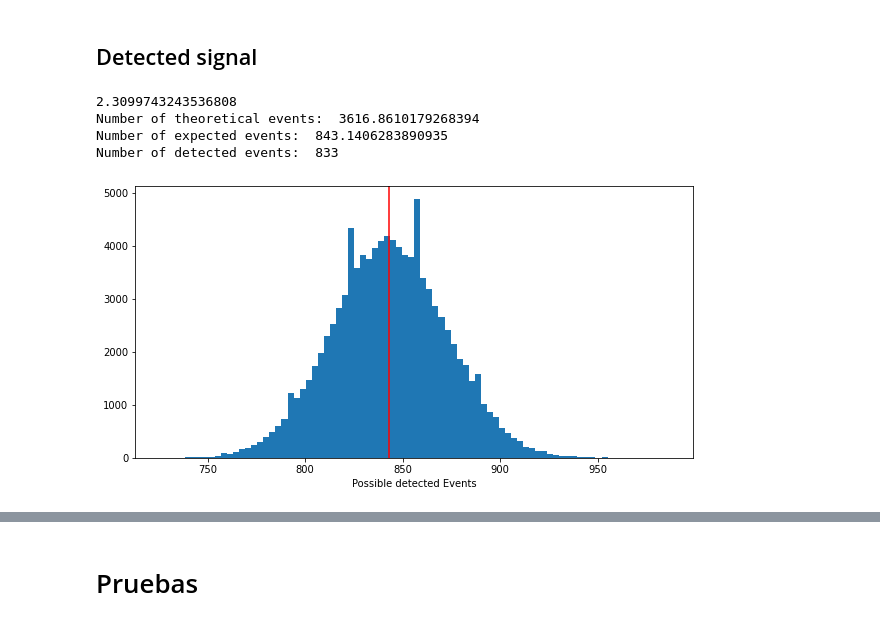
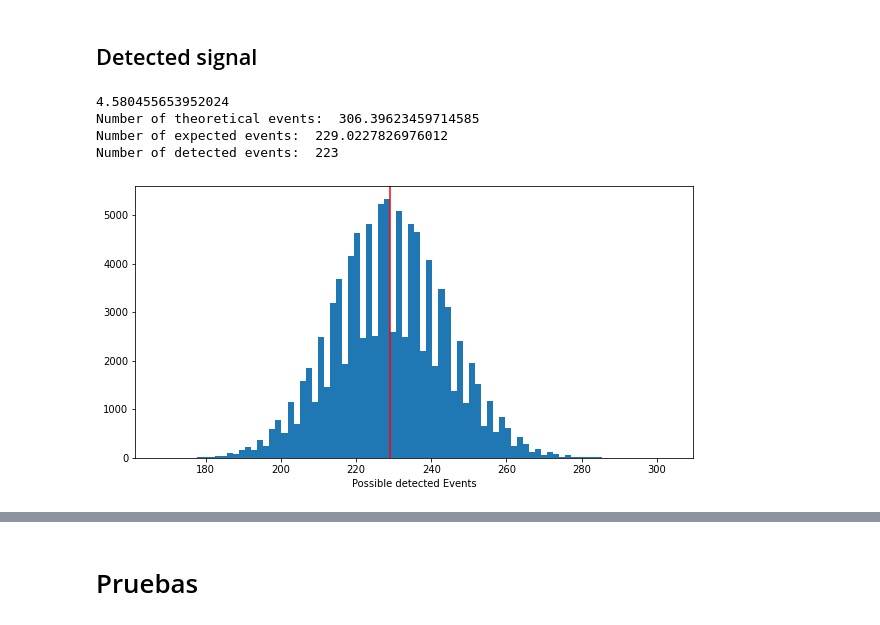
Before and after one commit to alantero/DAMIC_DM_Sensitive_Region, a Jupyter notebook: DAMIC_Sensitive_Region.ipynb, the cells around one changed output, grey strips where cells are left out. Saved outputs shown, nothing was run; the diff lists cells and outputs as text; code cells hidden in the pictures.

```diff
--- a/DAMIC_Sensitive_Region.ipynb
+++ b/DAMIC_Sensitive_Region.ipynb
@@ -619,40 +681,40 @@ DM Discovered!!!!!
 np.random.seed(42)
 
 mass_det = 1 #kg
-expo_det = 365 #days
+expo_det = 50 #days
 cross_section = 1e-40 #cm2
-mass_dm = 10 #GeV
+mass_dm = 3 #GeV
 Eemin, Eemax = 4e-3, 7 #keV limits of fiducial region
 Ermin, Ermax = lindhard_inv(Eemin) , lindhard_inv(Eemax)
 
 ### Normalization
 Enr_space = np.geomspace(Ermin,Ermax,100)
 dRdEe_ev = dR_dEe(Enr_space,N_p_Si, N_n_Si,mass_dm, cross_section)
 C_sig = simpson(dRdEe_ev, lindhard(Enr_space))
 print(C_sig)
 
 ### Number of events is mass*expo*integral(dRdE)
 s = mass_det*expo_det*C_sig
 ### Theoretical
 C_sig_theo = simpson(DMU.dRdE_standard(Enr_space,N_p_Si, N_n_Si,mass_dm,cross_section),Enr_space)
 #print(C_sig_theo)
 s_theo = mass_det*expo_det*C_sig_theo
 
 print("Number of theoretical events: ", s_theo)
 print("Number of expected events: ", s)
 n_det = np.random.poisson(s)
 print("Number of detected events: ", n_det)
 
 plt.hist(np.random.poisson(s,100000),bins=84, label="Poisson Dist")
 plt.axvline(s, color = "r", label="Detected events")
 plt.xlabel("Possible detected Events")
 plt.show()
 # %% [output]
-2.3099743243536808
-Number of theoretical events:  3616.8610179268394
-Number of expected events:  843.1406283890935
-Number of detected events:  833
+4.580455653952024
+Number of theoretical events:  306.39623459714585
+Number of expected events:  229.0227826976012
+Number of detected events:  223
-[figure, old version]
+[figure, new version]
 # %%
 ### Normalized pdf signal
 E_range = np.geomspace(lindhard_inv(0.004),lindhard_inv(7),100)
```
Also changed, not shown: parts of 17 cells of this notebook.
